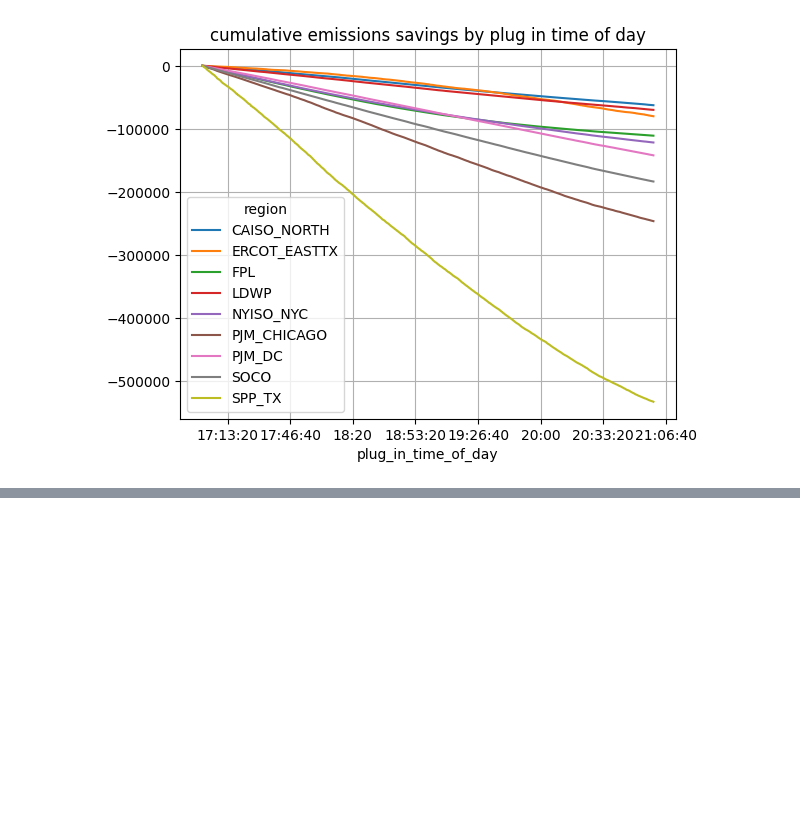
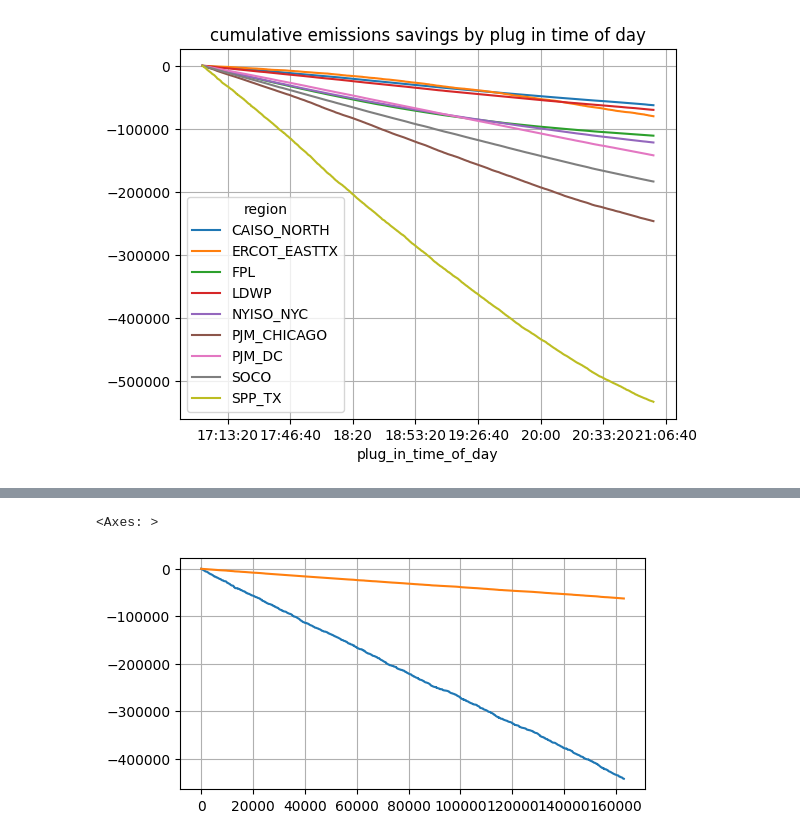
Before and after one commit to WattTime/watttime-python-client, a Jupyter notebook: evaluation/analysis/midway_checkin_results.ipynb, the cells around one changed output, grey strips where cells are left out. Cells and saved outputs as stored; diff of their text form; code cells hidden in the pictures; blank space fills up the shorter version.

```diff
--- a/evaluation/analysis/moer_synth_data_results_163k_20240730.ipynb
+++ b/evaluation/analysis/midway_checkin_results.ipynb
@@ -328,0 +328,10 @@ results_data.groupby(["plug_in_time_of_day", "region"])["baseline_difference"].s
+# %%
+results_key = "results/20240818_1k_synth_users_163_days_CAISO_NORTH_daytime.csv"
+caiso_day = s3.load_csvdataframe(file=results_key)
+# %%
+caiso_day["baseline_difference"] = caiso_day["simple_actual_emissions"] - caiso_day["baseline_actual_emissions"]
+caiso_day["baseline_difference"].cumsum().plot(grid=True, figsize=(6, 3))
+results_data.query('region == "CAISO_NORTH"')["baseline_difference"].cumsum().plot(grid=True, figsize=(6, 3))
+# %% [output]
+<Axes: >
+[figure, added]
```
Also changed, not shown: parts of 17 cells of this notebook, 3 other files.
